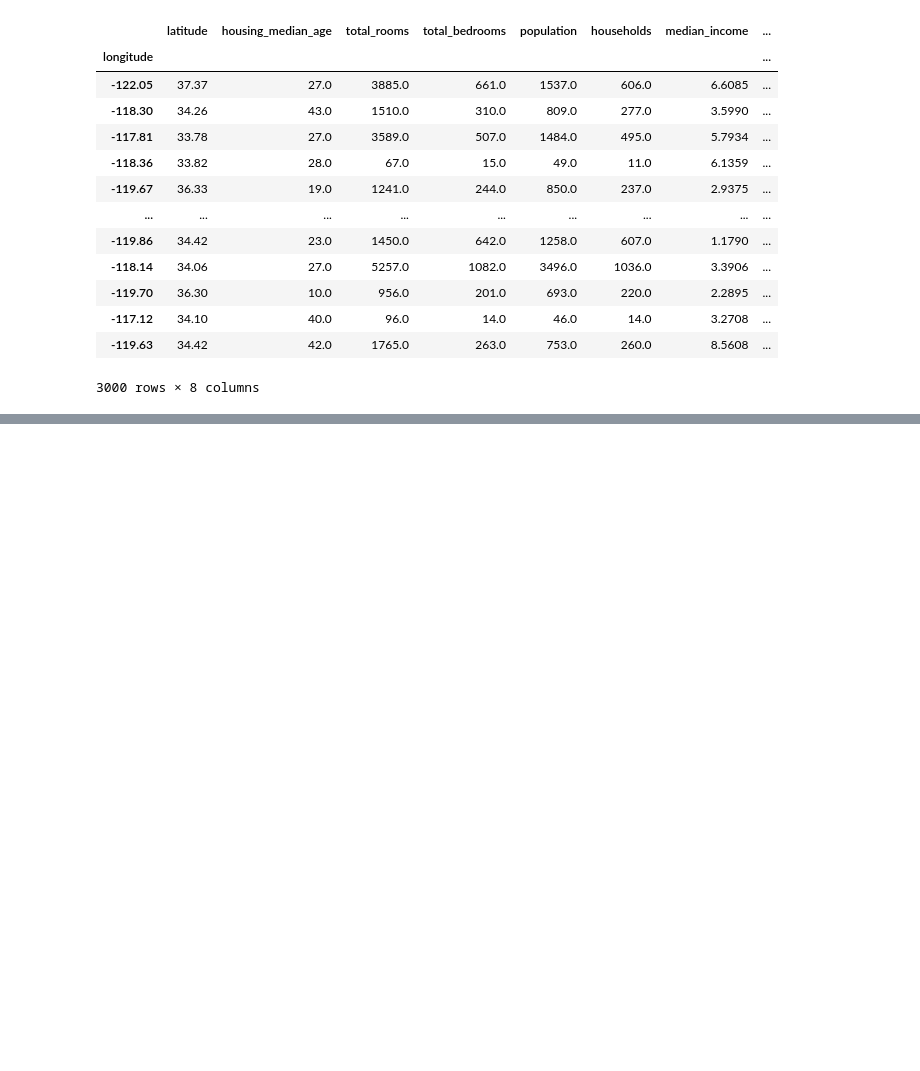
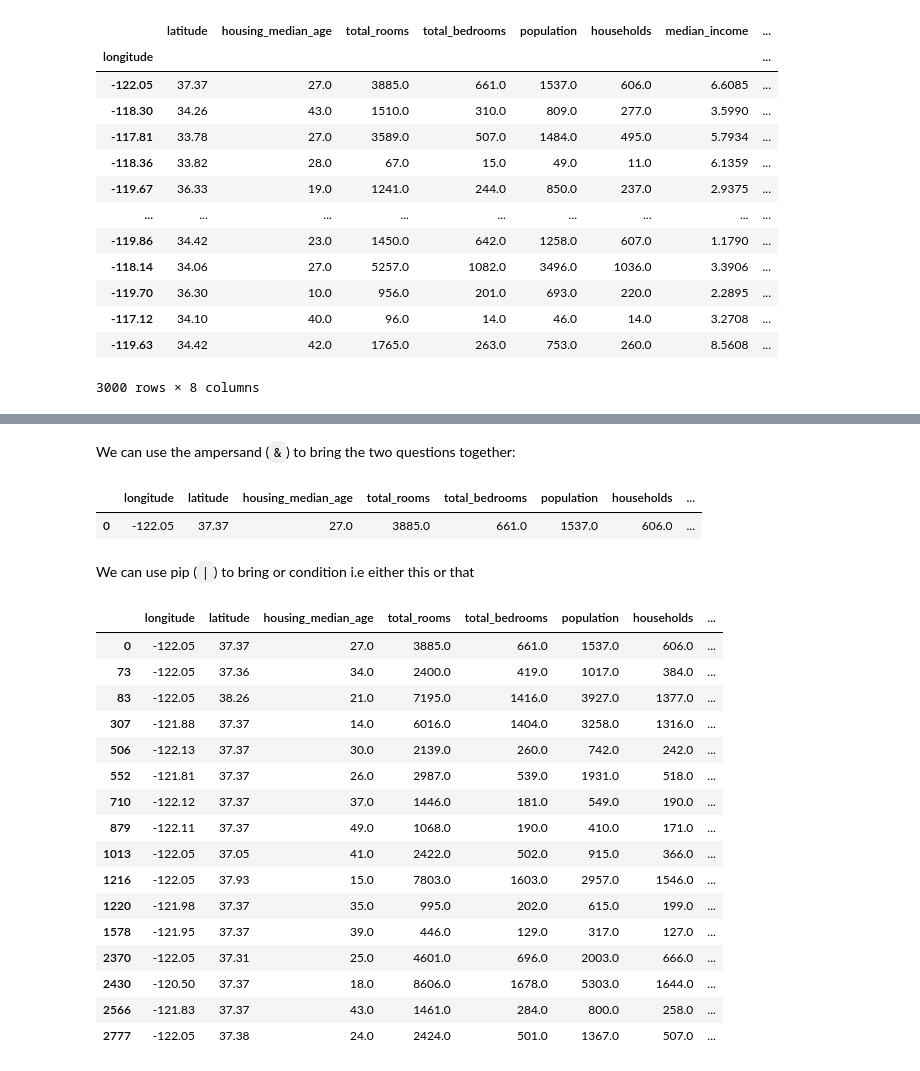
Before and after one commit to helloitsdaksh/Cheatsheets, a Jupyter notebook: Pandas_Cheatsheet.ipynb, the cells around one changed output, grey strips where cells are left out. Saved outputs shown, nothing was run; the diff lists cells and outputs as text; code cells hidden in the pictures; blank space fills up the shorter version.

```diff
--- a/Pandas_Cheatsheet.ipynb
+++ b/Pandas_Cheatsheet.ipynb
@@ -199,0 +228,29 @@ df.set_index("longitude")
+# %% [markdown]
+We can use the ampersand (`&`) to bring the two questions together:
+# %%
+df.loc[(df.longitude == -122.05) & (df.latitude == 37.37)]
+# %% [output]
+|  | longitude | latitude | housing_median_age | total_rooms | total_bedrooms | population | households | ... |
+| 0 | -122.05 | 37.37 | 27.0 | 3885.0 | 661.0 | 1537.0 | 606.0 | ... |
+# %% [markdown]
+We can use pip (`|`) to bring or condition i.e either this or that
+# %%
+df.loc[(df.longitude == -122.05) | (df.latitude == 37.37)]
+# %% [output]
+|  | longitude | latitude | housing_median_age | total_rooms | total_bedrooms | population | households | ... |
+| 0 | -122.05 | 37.37 | 27.0 | 3885.0 | 661.0 | 1537.0 | 606.0 | ... |
+| 73 | -122.05 | 37.36 | 34.0 | 2400.0 | 419.0 | 1017.0 | 384.0 | ... |
+| 83 | -122.05 | 38.26 | 21.0 | 7195.0 | 1416.0 | 3927.0 | 1377.0 | ... |
+| 307 | -121.88 | 37.37 | 14.0 | 6016.0 | 1404.0 | 3258.0 | 1316.0 | ... |
+| 506 | -122.13 | 37.37 | 30.0 | 2139.0 | 260.0 | 742.0 | 242.0 | ... |
+| 552 | -121.81 | 37.37 | 26.0 | 2987.0 | 539.0 | 1931.0 | 518.0 | ... |
+| 710 | -122.12 | 37.37 | 37.0 | 1446.0 | 181.0 | 549.0 | 190.0 | ... |
+| 879 | -122.11 | 37.37 | 49.0 | 1068.0 | 190.0 | 410.0 | 171.0 | ... |
+| 1013 | -122.05 | 37.05 | 41.0 | 2422.0 | 502.0 | 915.0 | 366.0 | ... |
+| 1216 | -122.05 | 37.93 | 15.0 | 7803.0 | 1603.0 | 2957.0 | 1546.0 | ... |
+| 1220 | -121.98 | 37.37 | 35.0 | 995.0 | 202.0 | 615.0 | 199.0 | ... |
+| 1578 | -121.95 | 37.37 | 39.0 | 446.0 | 129.0 | 317.0 | 127.0 | ... |
+| 2370 | -122.05 | 37.31 | 25.0 | 4601.0 | 696.0 | 2003.0 | 666.0 | ... |
+| 2430 | -120.50 | 37.37 | 18.0 | 8606.0 | 1678.0 | 5303.0 | 1644.0 | ... |
+| 2566 | -121.83 | 37.37 | 43.0 | 1461.0 | 284.0 | 800.0 | 258.0 | ... |
+| 2777 | -122.05 | 37.38 | 24.0 | 2424.0 | 501.0 | 1367.0 | 507.0 | ... |
```
Also changed, not shown: parts of 19 cells of this notebook.
